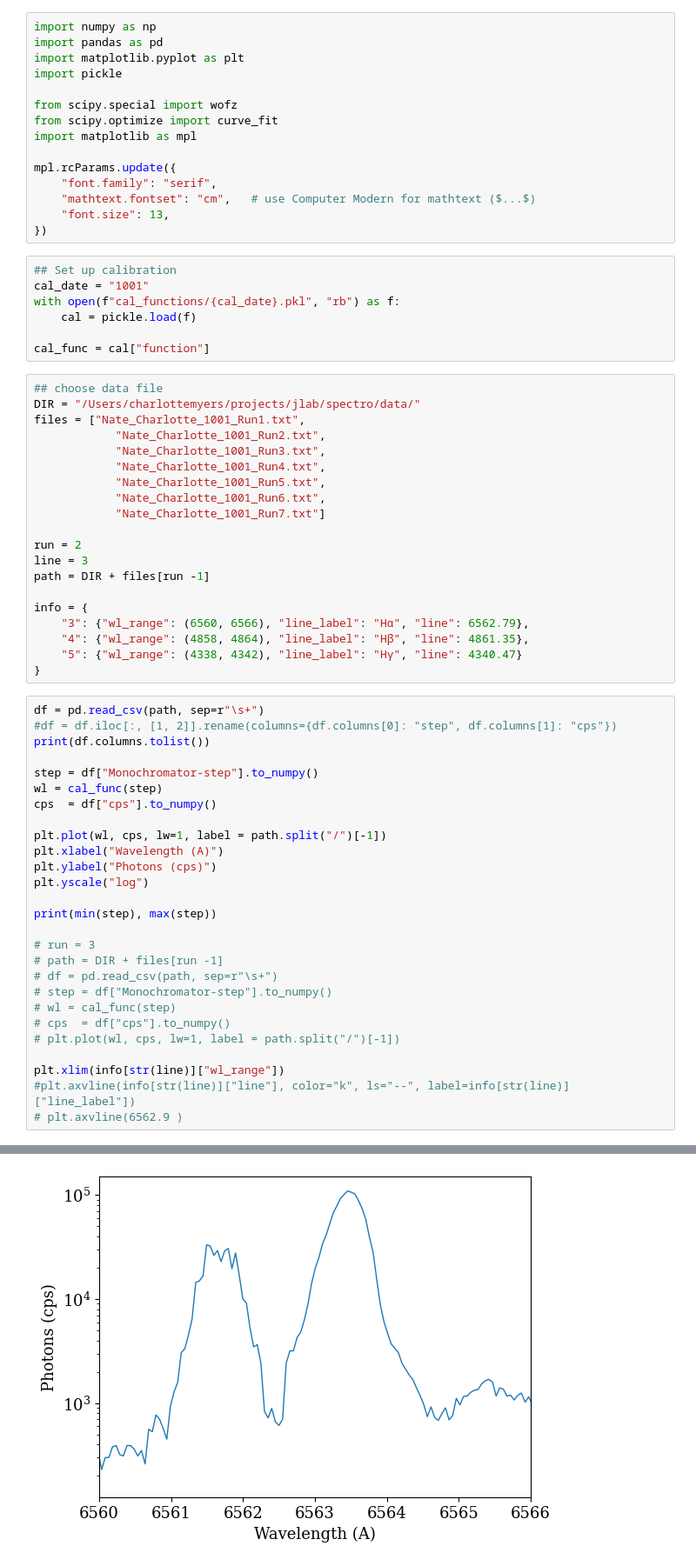
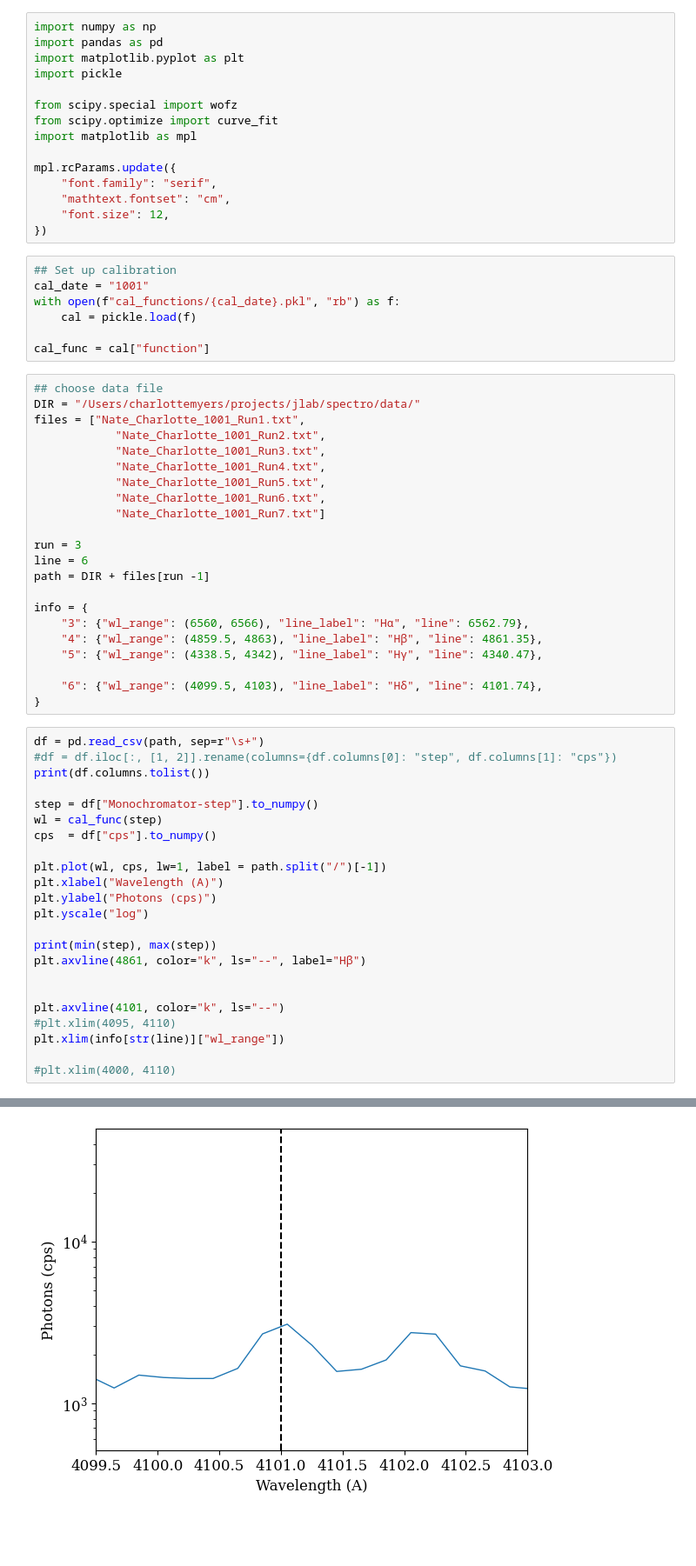
Before and after one commit to charlottemyers/jlab, a Jupyter notebook: spectro/Hydrogen_narrow.ipynb, the cells around one changed output, grey strips where cells are left out. Shown: that part at 87% size. Cells and saved outputs as stored; diff of their text form; blank space fills up the shorter version.

```diff
--- a/spectro/Hydrogen_narrow.ipynb
+++ b/spectro/Hydrogen_narrow.ipynb
@@ -10,8 +10,8 @@ import matplotlib as mpl
 
 mpl.rcParams.update({
     "font.family": "serif",
-    "mathtext.fontset": "cm",   # use Computer Modern for mathtext ($...$)
-    "font.size": 13,
+    "mathtext.fontset": "cm",
+    "font.size": 12,
 })
 # %%
 ## Set up calibration
@@ -31,14 +31,16 @@ files = ["Nate_Charlotte_1001_Run1.txt",
             "Nate_Charlotte_1001_Run6.txt",
             "Nate_Charlotte_1001_Run7.txt"]
 
-run = 2
-line = 3
+run = 3
+line = 6
 path = DIR + files[run -1]
 
 info = {
     "3": {"wl_range": (6560, 6566), "line_label": "Hα", "line": 6562.79},
-    "4": {"wl_range": (4858, 4864), "line_label": "Hβ", "line": 4861.35},
-    "5": {"wl_range": (4338, 4342), "line_label": "Hγ", "line": 4340.47}
+    "4": {"wl_range": (4859.5, 4863), "line_label": "Hβ", "line": 4861.35},
+    "5": {"wl_range": (4338.5, 4342), "line_label": "Hγ", "line": 4340.47},
+
+    "6": {"wl_range": (4099.5, 4103), "line_label": "Hδ", "line": 4101.74},
 }
 # %%
 df = pd.read_csv(path, sep=r"\s+")
@@ -55,17 +57,13 @@ plt.ylabel("Photons (cps)")
 plt.yscale("log")
 
 print(min(step), max(step))
+plt.axvline(4861, color="k", ls="--", label="Hβ")
 
-# run = 3
-# path = DIR + files[run -1]
-# df = pd.read_csv(path, sep=r"\s+")
-# step = df["Monochromator-step"].to_numpy()
-# wl = cal_func(step)
-# cps  = df["cps"].to_numpy()
-# plt.plot(wl, cps, lw=1, label = path.split("/")[-1])
 
+plt.axvline(4101, color="k", ls="--")
+#plt.xlim(4095, 4110)
 plt.xlim(info[str(line)]["wl_range"])
-#plt.axvline(info[str(line)]["line"], color="k", ls="--", label=info[str(line)]["line_label"])
-# plt.axvline(6562.9 )
+
+#plt.xlim(4000, 4110)
 # %% [output]
 ['step', 'Monochromator-step', 'cps']
@@ -74,4 +72,4 @@ plt.xlim(info[str(line)]["wl_range"])
-[figure, old version]
+[figure, new version]
 # %%
 
 
```
Also changed, not shown: parts of 12 cells of this notebook, 1 other file.
